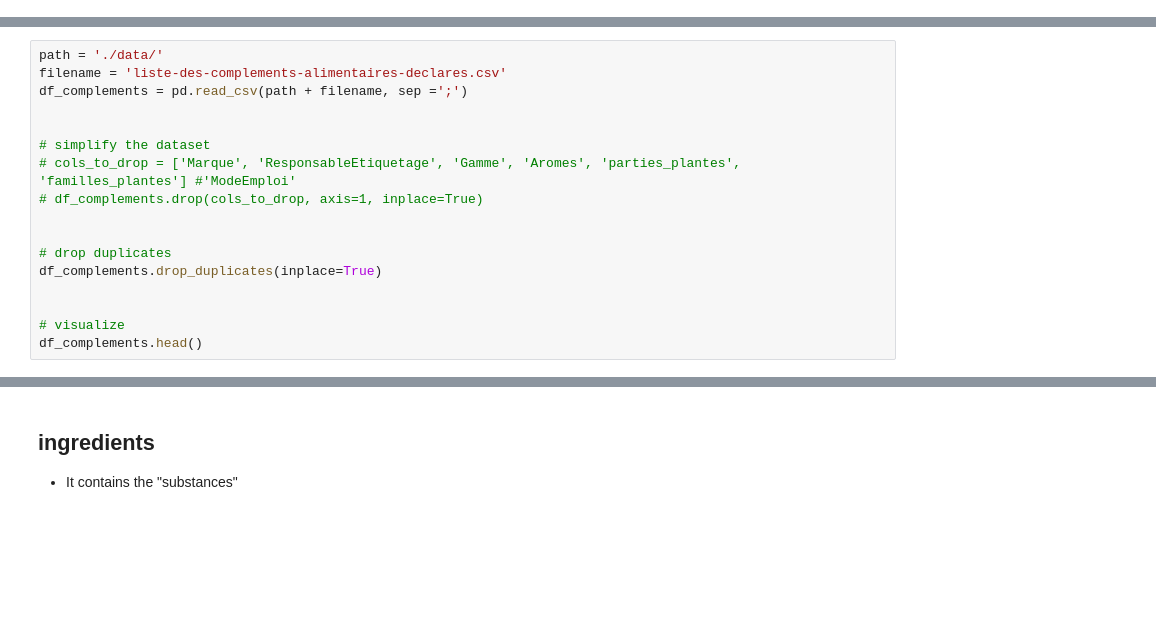
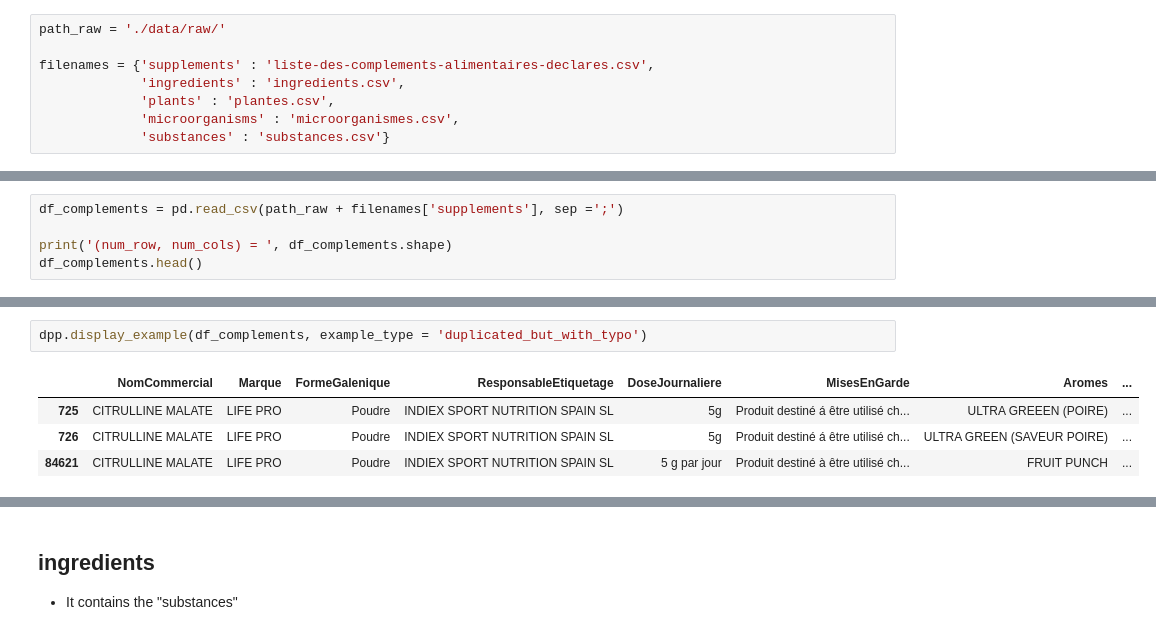
Before and after one commit to RamiroHR/hackathon_complements_alimentaires, a Jupyter notebook: Data_Exploration.ipynb, the cells around one changed output, grey strips where cells are left out. Cells and saved outputs as stored; diff of their text form; blank space fills up the shorter version.

```diff
--- a/Data_Exploration.ipynb
+++ b/Data_Exploration.ipynb
@@ -11 +22,9 @@ sns.set()
+# %%
+path_raw = './data/raw/'
+
+filenames = {'supplements' : 'liste-des-complements-alimentaires-declares.csv',
+             'ingredients' : 'ingredients.csv',
+             'plants' : 'plantes.csv',
+             'microorganisms' : 'microorganismes.csv',
+             'substances' : 'substances.csv'}
 # %% [markdown]
@@ -13,18 +32,6 @@ sns.set()
 # %%
-path = './data/'
-filename = 'liste-des-complements-alimentaires-declares.csv'
-df_complements = pd.read_csv(path + filename, sep =';')
+df_complements = pd.read_csv(path_raw + filenames['supplements'], sep =';')
 
-
-# simplify the dataset
-# cols_to_drop = ['Marque', 'ResponsableEtiquetage', 'Gamme', 'Aromes', 'parties_plantes', 'familles_plantes'] #'ModeEmploi'
-# df_complements.drop(cols_to_drop, axis=1, inplace=True)
-
-
-# drop duplicates
-df_complements.drop_duplicates(inplace=True)
-
-
-# visualize
+print('(num_row, num_cols) = ', df_complements.shape)
 df_complements.head()
 # %% [output]
@@ -36,0 +137,7 @@ df_complements.head()
+# %%
+dpp.display_example(df_complements, example_type = 'duplicated_but_with_typo')
+# %% [output]
+|  | NomCommercial | Marque | FormeGalenique | ResponsableEtiquetage | DoseJournaliere | MisesEnGarde | Aromes | ... |
+| 725 | CITRULLINE MALATE | LIFE PRO | Poudre | INDIEX SPORT NUTRITION SPAIN SL | 5g | Produit destiné á être utilisé ch... | ULTRA GREEEN (POIRE) | ... |
+| 726 | CITRULLINE MALATE | LIFE PRO | Poudre | INDIEX SPORT NUTRITION SPAIN SL | 5g | Produit destiné á être utilisé ch... | ULTRA GREEN (SAVEUR POIRE) | ... |
+| 84621 | CITRULLINE MALATE | LIFE PRO | Poudre | INDIEX SPORT NUTRITION SPAIN SL | 5 g par jour | Produit destiné à être utilisé ch... | FRUIT PUNCH | ... |
```
Also changed, not shown: parts of 23 cells of this notebook, 3 other files.
